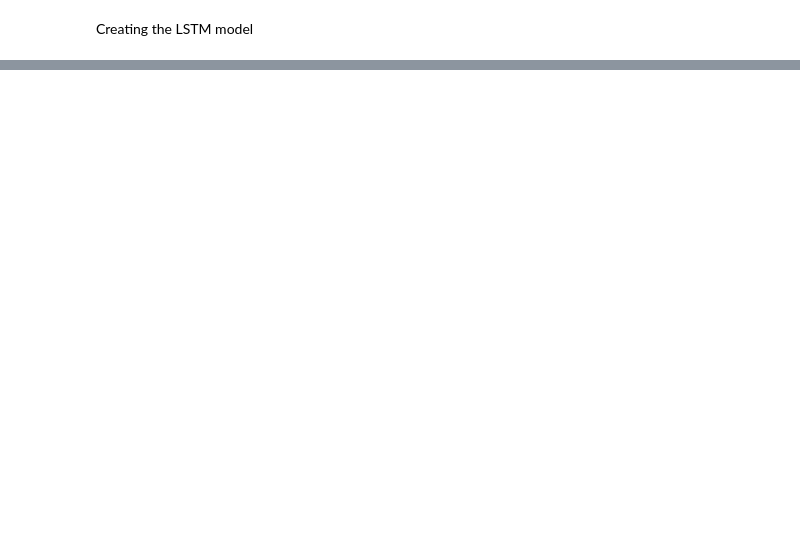
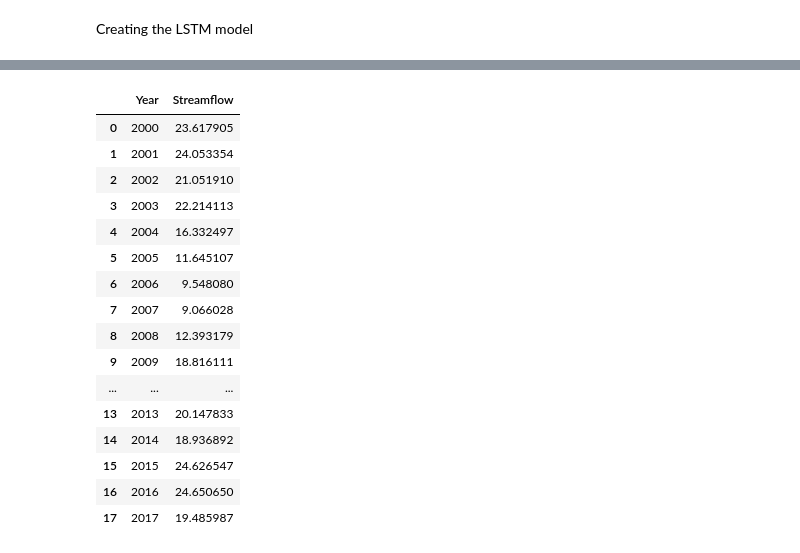
Before and after one commit to ppuentex/ML_project, a Jupyter notebook: LSTM_project.ipynb, the cells around one changed output, grey strips where cells are left out. Cells and saved outputs as stored; diff of their text form; code cells hidden in the pictures; blank space fills up the shorter version.

```diff
--- a/LSTM_project.ipynb
+++ b/LSTM_project.ipynb
@@ -160,0 +175,6 @@ print(forecast)
+# %%
+#forecasting
+n_future = 18
+forecast_years = pd.date_range(start=str(list(train_years)[-1]), end=str(list(train_years)[-1]+n_future), freq='12M')
+forecast = model.predict(trainX[-n_future:])
+print(forecast_years)
@@ -160,0 +189,35 @@ print(forecast)
+# %%
+#print(forecast) #this produces the values of streamflow at the scale so we need to use an inverse
+#need to consider the shape of our original transform where we have 3 variables
+#so we need to make copies
+forecast_repeat = np.repeat(forecast, df_training.shape[1], axis = -1)
+#print(forecast_repeat)
+y_pred_future = scaler.inverse_transform(forecast_repeat)[:,0] #grab only the first column
+#print(y_pred_future) #predicted streamflow in the future
+# %%
+#convert timestamp to year date
+years = []
+for year in forecast_years:
+  years.append(year.date().year)
+# %%
+#combine forecast year and predicted values
+df_forecast = pd.DataFrame({"Year":np.array(years), 'Streamflow':y_pred_future})
+df_forecast
+# %% [output]
+|  | Year | Streamflow |
+| 0 | 2000 | 23.617905 |
+| 1 | 2001 | 24.053354 |
+| 2 | 2002 | 21.051910 |
+| 3 | 2003 | 22.214113 |
+| 4 | 2004 | 16.332497 |
+| 5 | 2005 | 11.645107 |
+| 6 | 2006 | 9.548080 |
+| 7 | 2007 | 9.066028 |
+| 8 | 2008 | 12.393179 |
+| 9 | 2009 | 18.816111 |
+| ... | ... | ... |
+| 13 | 2013 | 20.147833 |
+| 14 | 2014 | 18.936892 |
+| 15 | 2015 | 24.626547 |
+| 16 | 2016 | 24.650650 |
+| 17 | 2017 | 19.485987 |
```
Also changed, not shown: parts of 17 cells of this notebook.
